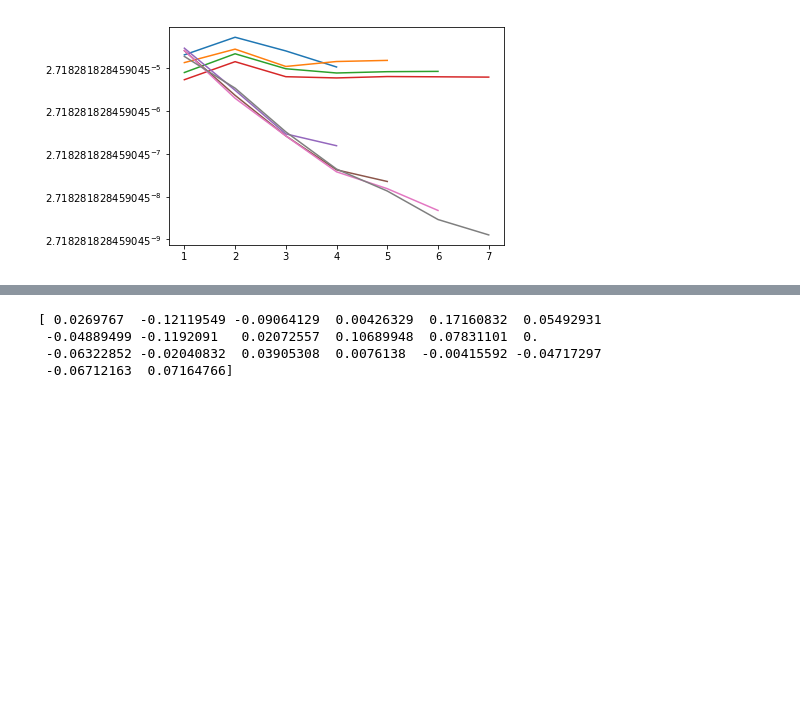
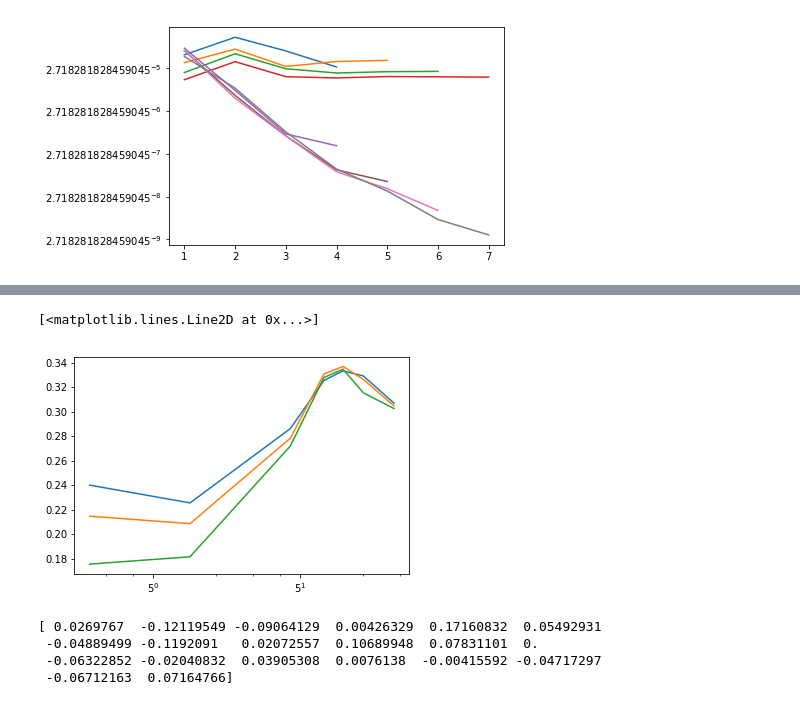
Before and after one commit to albertnbrown/MBL, a Jupyter notebook: Heisenberg.ipynb, the cells around one changed output, grey strips where cells are left out. Drawn from its saved outputs; the diff is of its cells as text; code cells hidden in the pictures; blank space fills up the shorter version.

```diff
--- a/Heisenberg.ipynb
+++ b/Heisenberg.ipynb
@@ -368,3 +401,15 @@ sub.hist(f56[0][5],density='true',histtype = 'step',bins = 30)
+# %%
+f6 = np.zeros((len(Llist), len(hlist)))
+for i in range(len(Llist)):
+    for j in range(len(hlist)):
+        f6[i,j] = np.std(np.divide(f56[i][j],np.average(f56[i][j])))
+out, sub = plt.subplots(1)
+sub.semilogx(hlist, f6[0],basex=5)
+sub.semilogx(hlist, f6[1],basex=5)
+sub.semilogx(hlist, f6[2],basex=5)
+# %% [output]
+[<matplotlib.lines.Line2D at 0x...>]
+[figure, added]
 # %%
 chain = SpinHalfChain(6,3)
 Hbase = chain.createHeisenbergBaseHamiltonian(1)
```
Also changed, not shown: parts of 4 cells of this notebook.
